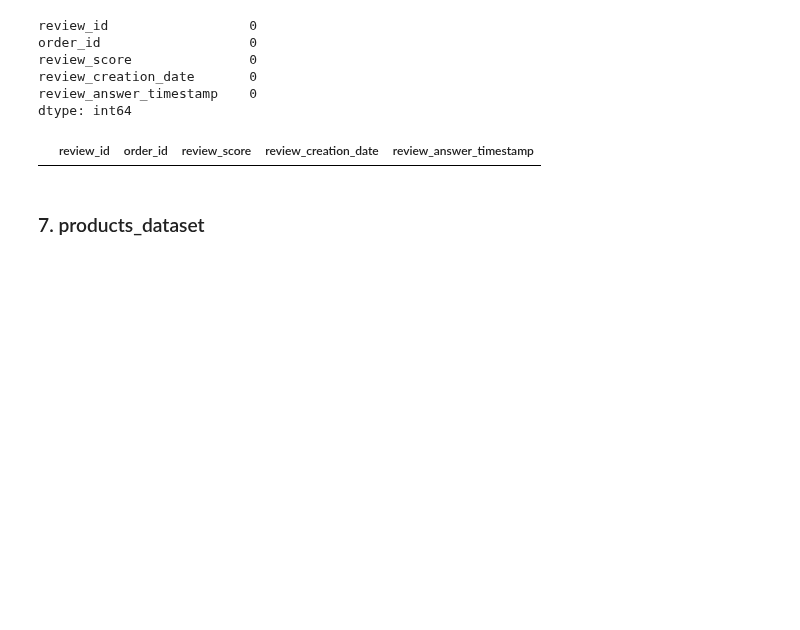
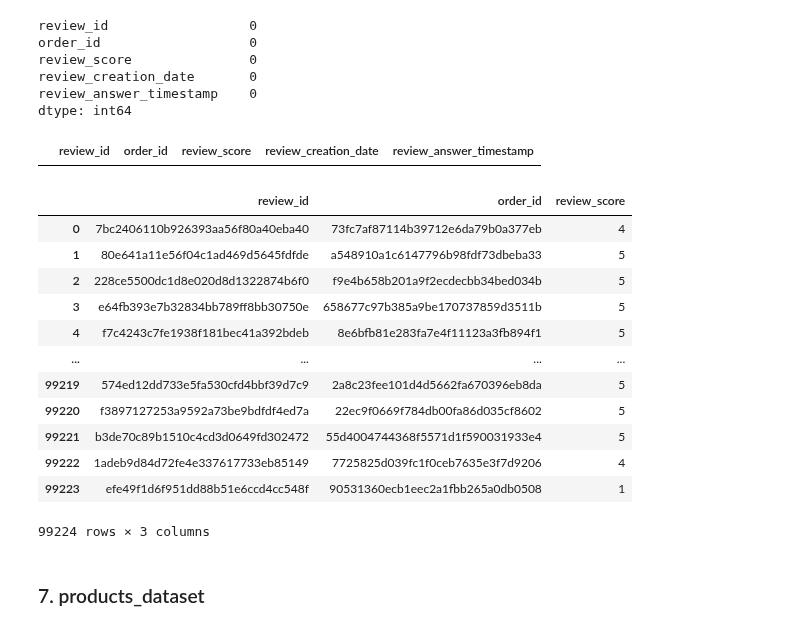
Before and after one commit to Daviedavie100/ML_MachineLearning, a Jupyter notebook: ecommerce.ipynb, the cells around one changed output. Cells and saved outputs as stored; diff of their text form; code cells hidden in the pictures; blank space fills up the shorter version.

```diff
--- a/ecommerce.ipynb
+++ b/ecommerce.ipynb
@@ -629,6 +621,22 @@ dtype: int64
 order_reviews_dataset[order_reviews_dataset.duplicated()]
 # %% [output]
 |  | review_id | order_id | review_score | review_creation_date | review_answer_timestamp |
+# %%
+order_reviews_dataset[['review_id', 'order_id', 'review_score']].drop_duplicates()
+# %% [output]
+|  | review_id | order_id | review_score |
+| 0 | 7bc2406110b926393aa56f80a40eba40 | 73fc7af87114b39712e6da79b0a377eb | 4 |
+| 1 | 80e641a11e56f04c1ad469d5645fdfde | a548910a1c6147796b98fdf73dbeba33 | 5 |
+| 2 | 228ce5500dc1d8e020d8d1322874b6f0 | f9e4b658b201a9f2ecdecbb34bed034b | 5 |
+| 3 | e64fb393e7b32834bb789ff8bb30750e | 658677c97b385a9be170737859d3511b | 5 |
+| 4 | f7c4243c7fe1938f181bec41a392bdeb | 8e6bfb81e283fa7e4f11123a3fb894f1 | 5 |
+| ... | ... | ... | ... |
+| 99219 | 574ed12dd733e5fa530cfd4bbf39d7c9 | 2a8c23fee101d4d5662fa670396eb8da | 5 |
+| 99220 | f3897127253a9592a73be9bdfdf4ed7a | 22ec9f0669f784db00fa86d035cf8602 | 5 |
+| 99221 | b3de70c89b1510c4cd3d0649fd302472 | 55d4004744368f5571d1f590031933e4 | 5 |
+| 99222 | 1adeb9d84d72fe4e337617733eb85149 | 7725825d039fc1f0ceb7635e3f7d9206 | 4 |
+| 99223 | efe49f1d6f951dd88b51e6ccd4cc548f | 90531360ecb1eec2a1fbb265a0db0508 | 1 |
+99224 rows × 3 columns
 # %% [markdown]
 ### 7. products_dataset
 # %%
```
Also changed, not shown: parts of 24 cells of this notebook.
